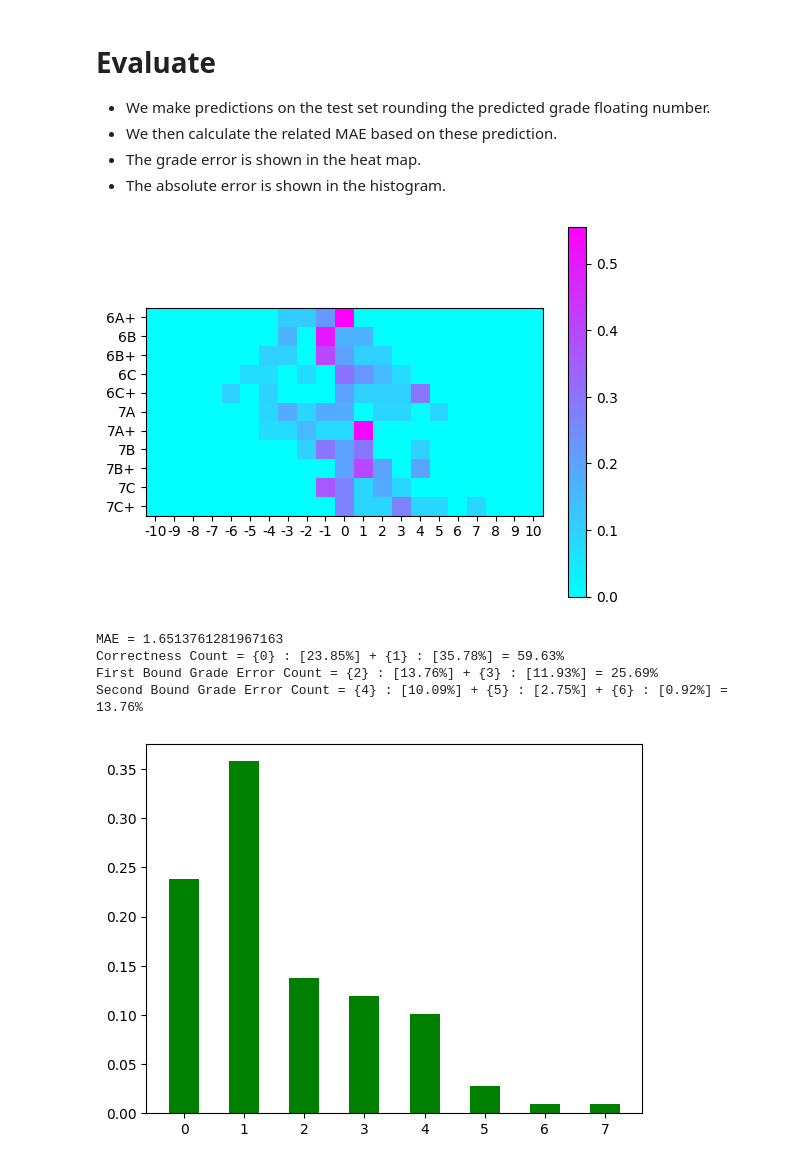
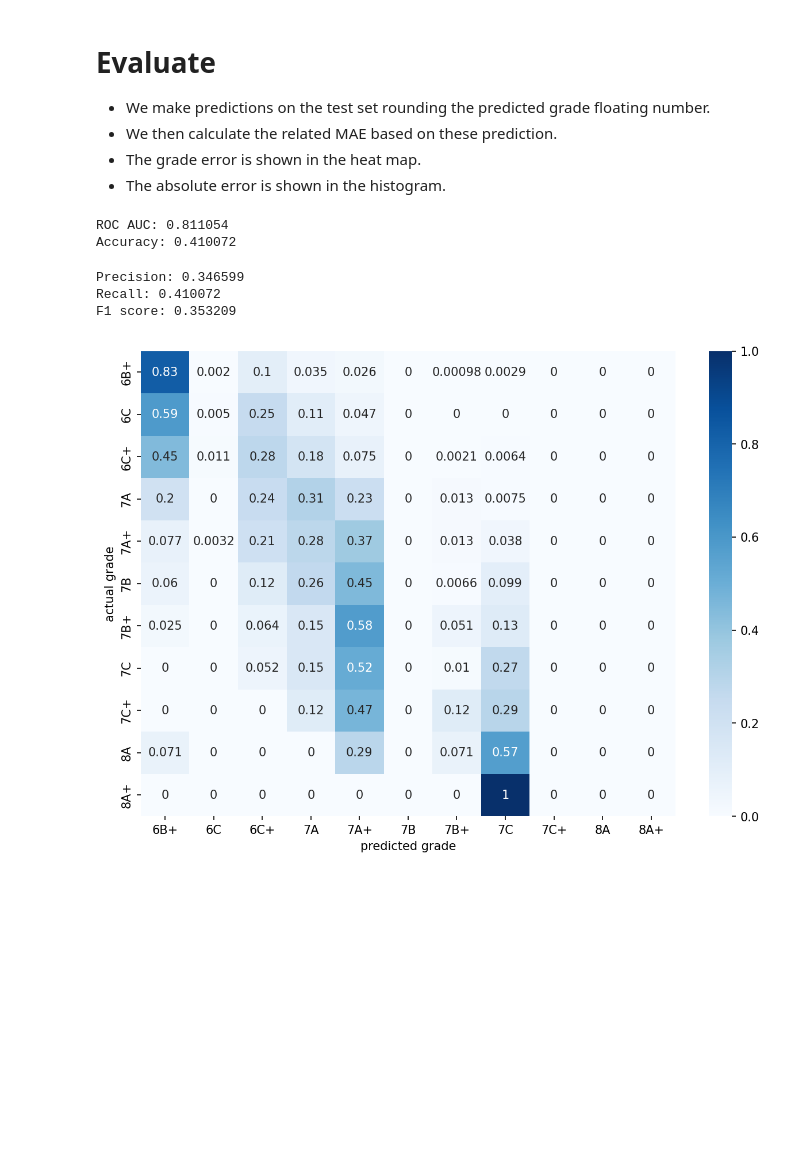
Before and after one commit to ClementBM/climbing-moonboard-ai, a Jupyter notebook: notebooks/lstm-rnn.ipynb, the cells around one changed output. Cells and saved outputs as stored; diff of their text form; code cells hidden in the pictures; blank space fills up the shorter version.

Commit message:
add evaluation metrics

```diff
--- a/notebooks/lstm-rnn.ipynb
+++ b/notebooks/lstm-rnn.ipynb
@@ -34,8 +45,8 @@ I scrapped little bits of data from the moonboard official website (hoped they d
 # %%
-dataset = data_preprocessing()
+# dataset = data_preprocessing()
+dataset = data_2016_preprocessing(tokenizer)
+
 shuffled_dataset = shuffle(dataset, random_state=42)
-
-max_len = max([len(data["holds"]) for data in dataset]) + 2
 
 # Keep 90% for training, 10% for validation
 split = int(0.9 * len(dataset))
@@ -43,19 +54,18 @@ split = int(0.9 * len(dataset))
 train_ds = shuffled_dataset[:split]
 eval_ds = shuffled_dataset[split:]
 
-tokenizer = MoonboardTokenizer(
-    horizontal_count=11,
-    vertical_count=18,
-    horizontal_spacing=50,
-    vertical_spacing=50,
-)
+all_dataset = MoonboardDataset(dataset=dataset, tokenizer=tokenizer)
+selected_grades = [k for k, v in all_dataset.grade_freq.items() if v > 30]
 
-train_dataset = MoonboardDataset(
-    dataset=train_ds, tokenizer=tokenizer, max_len=max_len
-)
-eval_dataset = MoonboardDataset(
-    dataset=eval_ds, tokenizer=tokenizer, max_len=max_len
-)
+train_dataset = MoonboardDataset(dataset=train_ds, tokenizer=tokenizer,
+                                 max_len=all_dataset.max_len, selected_grades=selected_grades)
+
+eval_dataset = MoonboardDataset(dataset=eval_ds, tokenizer=tokenizer,
+                                max_len=all_dataset.max_len, selected_grades=selected_grades)
+
+
+train_dataset.filter_by_grade(selected_grades)
+eval_dataset.filter_by_grade(selected_grades)
 
 train_dataloader = DataLoader(train_dataset, batch_size=BATCH_SIZE, shuffle=True, drop_last=True)
 eval_dataloader = DataLoader(eval_dataset, batch_size=1, shuffle=True)
@@ -94,9 +81,9 @@ model.compile(loss='mae', optimizer='adam')
 model = LSTMModel(input_dim=tokenizer.get_vocab_size(),
                   hidden_dim=EMBED_DIM,
                   layer_dim=N_LAYERS,
-                  output_dim=len(MoonboardDataset.grades),
+                  output_dim=len(selected_grades),
                   embedding_dim=EMBED_DIM,
-                  max_len=max_len).to(DEVICE)
+                  max_len=all_dataset.max_len).to(DEVICE)
 
 # Loss function
 loss_fn_lm = torch.nn.CrossEntropyLoss()
@@ -151,14 +138,19 @@ def call_model(compressed_batch, model):
     logits_clsf = model(input_ids, sequence_length)
     return logits_clsf
 
-evaluate(model=model,
+predictions, truths, probabilities = predict(model=model,
          call_model=call_model,
          dataloader=eval_dataloader,
          device=DEVICE)
-# %% [output]
-[figure, removed]
-MAE = 1.6513761281967163
-Correctness Count = {0} : [23.85%] + {1} : [35.78%] = 59.63%
-First Bound Grade Error Count = {2} : [13.76%] + {3} : [11.93%] = 25.69%
-Second Bound Grade Error Count = {4} : [10.09%] + {5} : [2.75%] + {6} : [0.92%] = 13.76%
-[figure, removed]
+# %%
+calculate_metrics(truths, predictions, probabilities)
+# %% [output]
+ROC AUC: 0.811054
+Accuracy: 0.410072
+Precision: 0.346599
+Recall: 0.410072
+F1 score: 0.353209
+# %%
+plot_confusion_matrix(truths, predictions, selected_grades)
+# %% [output]
+[figure, added]
```
Also changed, not shown: parts of 9 cells of this notebook, 10 other files.
